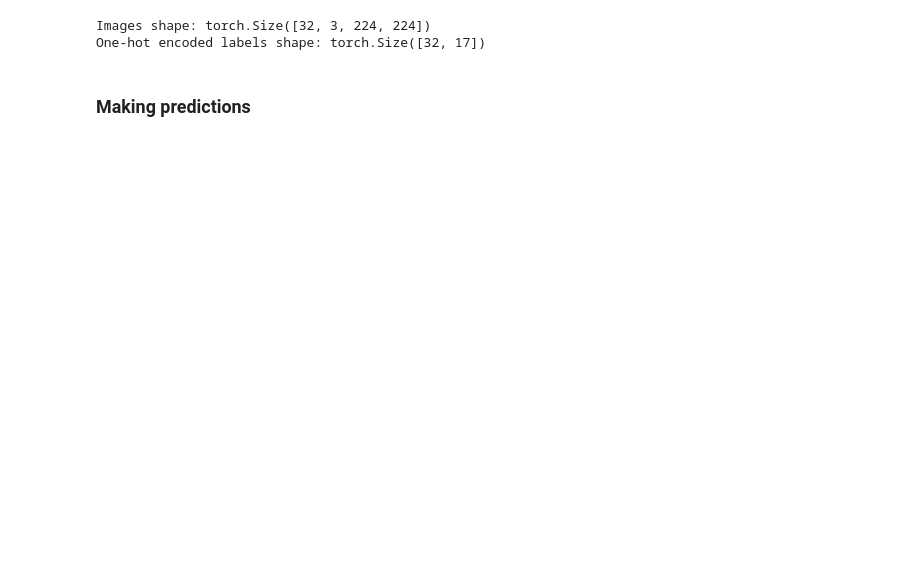
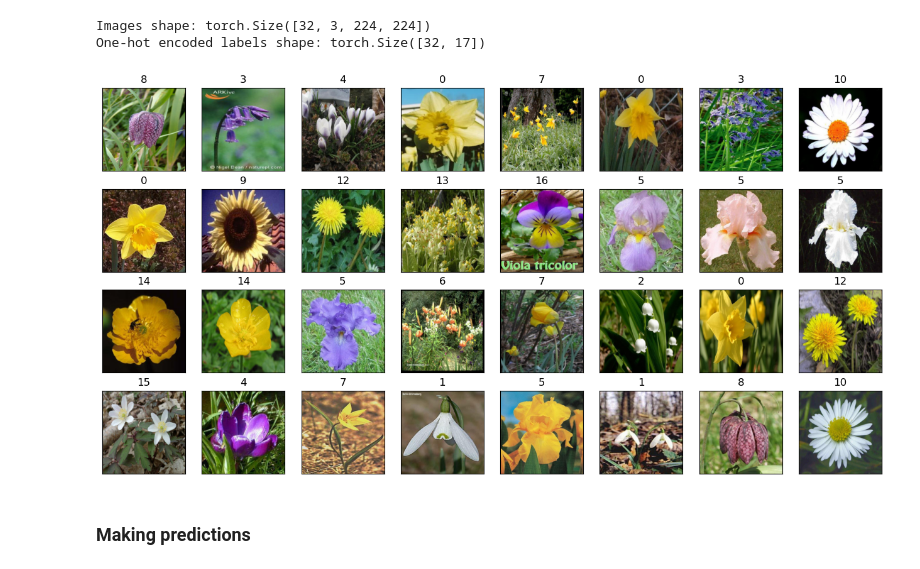
Before and after one commit to yusufbrima/FlowersNet, a Jupyter notebook: Play.ipynb, the cells around one changed output. Cells and saved outputs as stored; diff of their text form; code cells hidden in the pictures; blank space fills up the shorter version.

```diff
--- a/Play.ipynb
+++ b/Play.ipynb
@@ -45,7 +45,7 @@ tt = transforms.Compose([
 num_classes = 10  # Replace 10 with the number of classes in your dataset
 
 # Create the custom dataset and data loader
-dataset = CustomDataset(csv_file=csv_file_path, transform=transform)
+dataset = CustomDataset(csv_file=csv_file_path, transform=tt)
 
 
 # split the dataset into train, validation, and test sets
@@ -70,15 +70,17 @@ for images, one_hot_labels in train_dataloader:
 Images shape: torch.Size([32, 3, 224, 224])
 One-hot encoded labels shape: torch.Size([32, 17])
 # %%
-# # plot the images in the batch, along with the corresponding labels
-# fig = plt.figure(figsize=(16, 8))
-# for i in range(32):
-#     ax = fig.add_subplot(4, 8, i + 1, xticks=[], yticks=[])
-#     plt.imshow(np.transpose(images[i], (1, 2, 0)))
-#     # convert the one-hot encoded label to an integer
-#     ax.set_title(np.argmax(one_hot_labels[i]).numpy().item())
-# # plt.savefig('Figures/plot.png')
-# plt.show()
+# plot the images in the batch, along with the corresponding labels
+fig = plt.figure(figsize=(16, 8))
+for i in range(32):
+    ax = fig.add_subplot(4, 8, i + 1, xticks=[], yticks=[])
+    plt.imshow(np.transpose(images[i], (1, 2, 0)))
+    # convert the one-hot encoded label to an integer
+    ax.set_title(np.argmax(one_hot_labels[i]).numpy().item())
+# plt.savefig('Figures/plot.png')
+plt.show()
+# %% [output]
+[figure, added]
 # %% [markdown]
 ### Making predictions
 # %%
```
Also changed, not shown: parts of 8 cells of this notebook, 9 other files.
